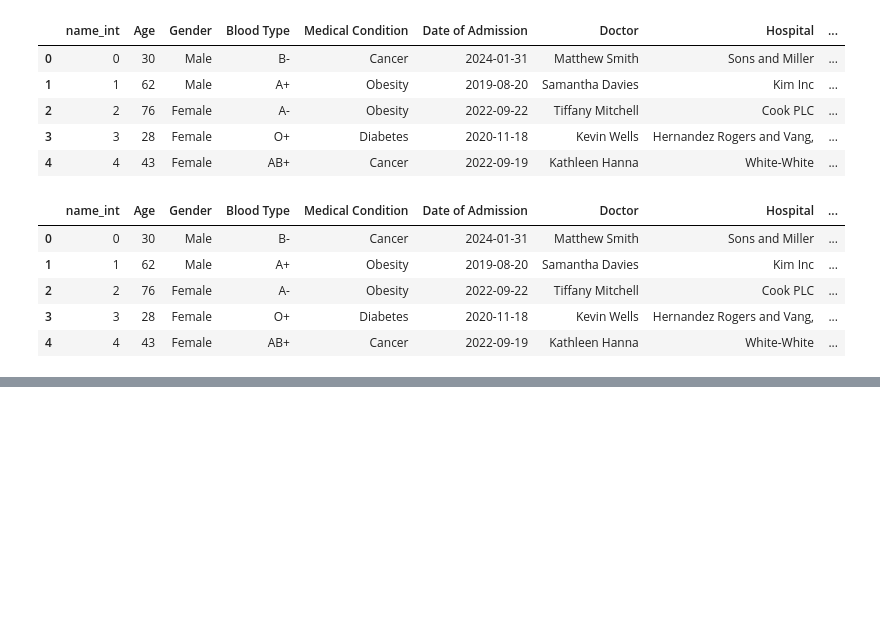
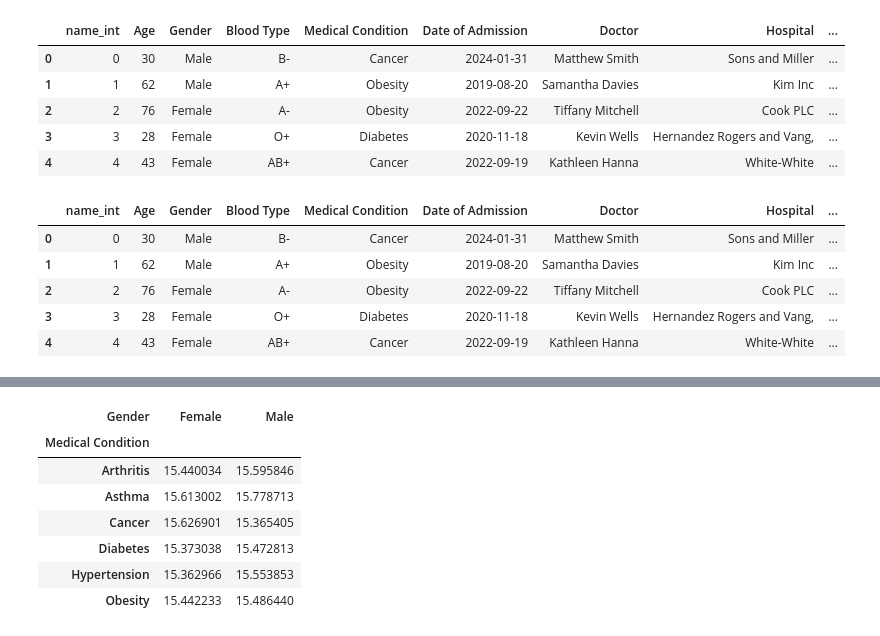
Before and after one commit to luckycarms/healthcare_dataset, a Jupyter notebook: synthetic_healthcare_data.ipynb, the cells around one changed output, grey strips where cells are left out. Saved outputs shown, nothing was run; the diff lists cells and outputs as text; code cells hidden in the pictures; blank space fills up the shorter version.

```diff
--- a/synthetic_healthcare_data.ipynb
+++ b/synthetic_healthcare_data.ipynb
@@ -176,0 +276,17 @@ memory usage: 5.9+ MB
+# %%
+def pivot(df, values, index, columns):
+    """
+
+    Provides pivot table for LOS across an index and column
+
+    Parameters:
+    df : pd.DataFrame
+        The DataFrame containing the 'LOS' column and the group column.
+    values: LOS
+    index: str
+        Column to be used as index.
+     column: str
+        Column is how table is split up
+    """
+    result = pd.pivot_table(df, values=values, index=index, columns=columns)
+    return result
@@ -176,0 +303,11 @@ memory usage: 5.9+ MB
+# %%
+pivot(health_data_clean, values= 'LOS', index='Medical Condition', columns='Gender')
+# %% [output]
+| Gender | Female | Male |
+| Medical Condition |  |  |
+| Arthritis | 15.440034 | 15.595846 |
+| Asthma | 15.613002 | 15.778713 |
+| Cancer | 15.626901 | 15.365405 |
+| Diabetes | 15.373038 | 15.472813 |
+| Hypertension | 15.362966 | 15.553853 |
+| Obesity | 15.442233 | 15.486440 |
```
Also changed, not shown: parts of 22 cells of this notebook.
